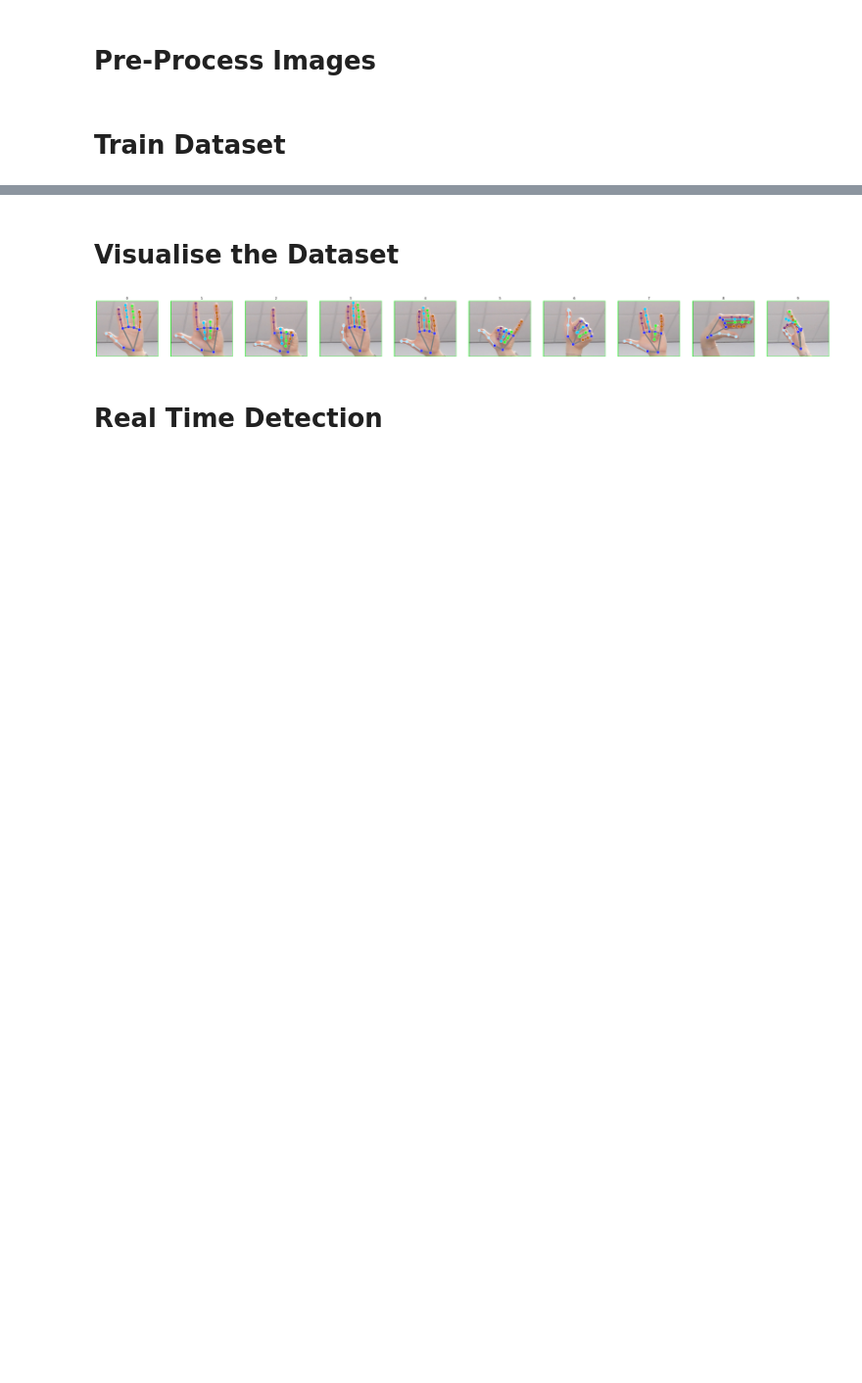
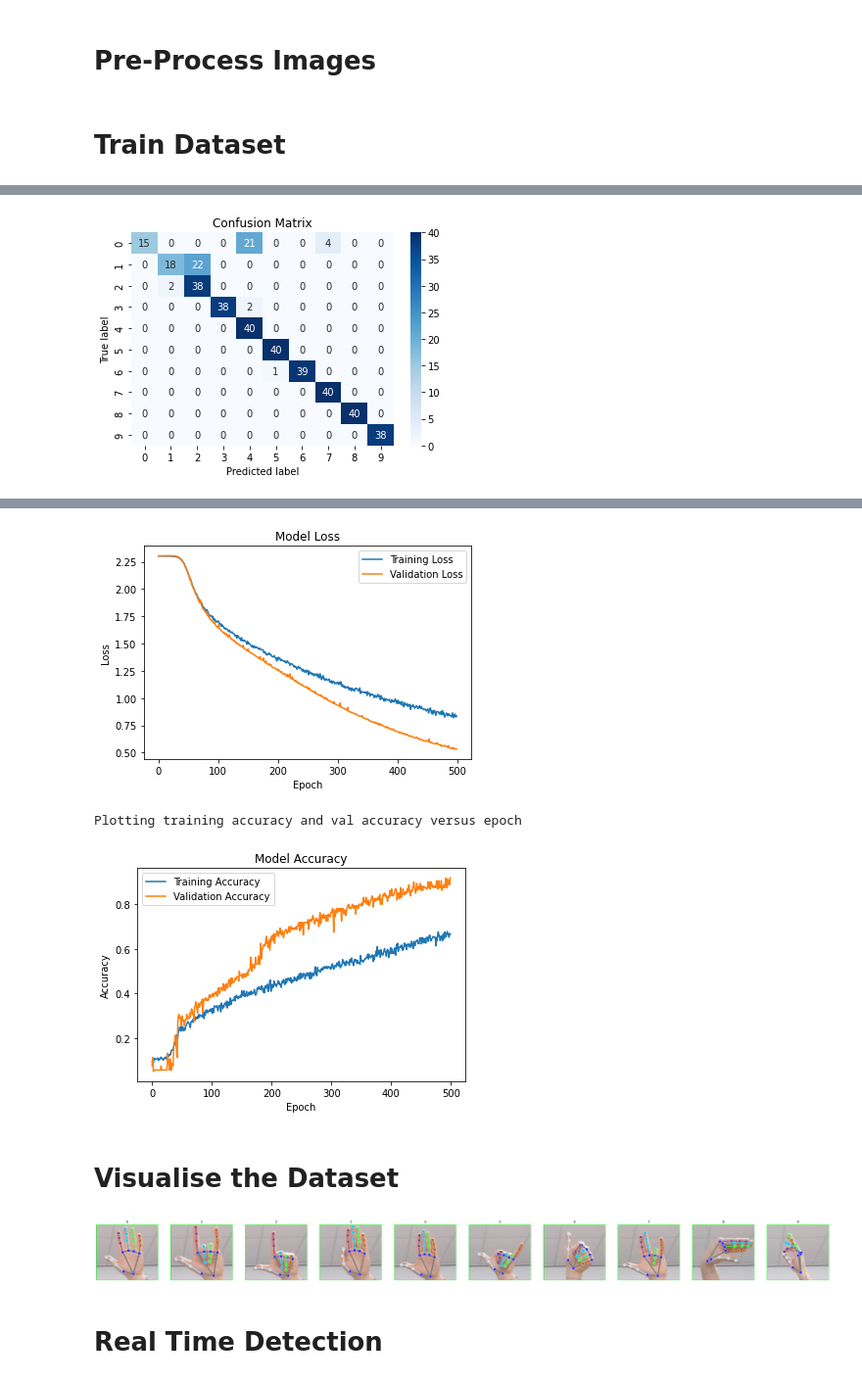
Before and after one commit to arthurmilner01/machine-learning, a Jupyter notebook: Sign Language Detection Game/cnn.ipynb, the cells around one changed output, grey strips where cells are left out. Shown at 98% size. Saved outputs shown, nothing was run; the diff lists cells and outputs as text; code cells hidden in the pictures; blank space fills up the shorter version.

Commit message:
added relevant cnn performance metrics

```diff
--- a/Sign Language Detection Game/cnn.ipynb
+++ b/Sign Language Detection Game/cnn.ipynb
@@ -140,7 +129,8 @@ data = data / 255.0
 encoder = LabelEncoder()
 labels = encoder.fit_transform(labels)
 
-x_train, x_test, y_train, y_test = train_test_split(data, labels, test_size=0.2, shuffle=True, stratify=labels)
+# Split data into train and test sets with fixed random state
+x_train, x_test, y_train, y_test = train_test_split(data, labels, test_size=0.2,  random_state=42)
 
 
 model = Sequential([
@@ -153,7 +143,7 @@ model = Sequential([
 ])
 
 # Compile the model
-model.compile(optimizer='adam', loss='sparse_categorical_crossentropy', metrics=['accuracy'])
+history = model.compile(optimizer='adam', loss='sparse_categorical_crossentropy', metrics=['accuracy'])
 
 
 # Train the model
@@ -189,0 +180,69 @@ INFO:tensorflow:Assets written to: model3_cnn\assets
+# %%
+import seaborn as sns
+import matplotlib.pyplot as plt
+from sklearn.metrics import classification_report
+from keras.models import load_model
+from sklearn.metrics import precision_recall_fscore_support
+from sklearn.metrics import confusion_matrix
+
+
+model = load_model('cnn')
+
+# Model prediction
+y_pred = model.predict(x_test)
+y_pred_int = y_pred.argmax(axis=-1)
+
+
+
+#TESTING#TESTING#TESTING#TESTING#TESTING#TESTING#TESTING#TESTING#TESTING#TESTING#TESTING#TESTING#TESTING#TESTING
+
+#Model test & accuracy loss
+score = model.evaluate(x_test, y_test, verbose=0)
+print("Test loss:", score[0])
+print('Test accuracy: {:.2f}%'.format(score[1] * 100))
+
+#Confusion Matrix
+cm = confusion_matrix(y_test, y_pred_int)
+sns.heatmap(cm, annot=True, fmt='g', cmap='Blues')
+plt.title('Confusion Matrix')
+plt.xlabel('Predicted label')
+plt.ylabel('True label')
+plt.show()
+
+
+#Classification report
+report = classification_report(y_test, y_pred_int)
+print("Testing Classification report:")
+print(report)
+
+
+#Summaries of classification report
+precision, recall, f1score, _ = precision_recall_fscore_support(y_test, y_pred_int, average='macro')
+print("Precision: {:.2f}%".format(precision * 100))
+print("Recall: {:.2f}%".format(recall * 100))
+print("F1 score: {:.2f}%".format(f1score * 100))
+
+print("\n")
+
+#TRAINING#TRAINING#TRAINING#TRAINING#TRAINING#TRAINING#TRAINING#TRAINING#TRAINING#TRAINING#TRAINING#TRAINING
+
+# Plot training and validation loss over time
+print("Plotting training loss and val loss versus epoch")
+plt.plot(history.history['loss'], label='Training Loss')
+plt.plot(history.history['val_loss'], label='Validation Loss')
+plt.title('Model Loss')
+plt.ylabel('Loss')
+plt.xlabel('Epoch')
+plt.legend()
+plt.show()
+
+# Plot training and validation accuracy over time
+print("Plotting training accuracy and val accuracy versus epoch")
+plt.plot(history.history['accuracy'], label='Training Accuracy')
+plt.plot(history.history['val_accuracy'], label='Validation Accuracy')
+plt.title('Model Accuracy')
+plt.ylabel('Accuracy')
+plt.xlabel('Epoch')
+plt.legend()
+plt.show()
+# %% [output]
@@ -189,0 +252 @@ INFO:tensorflow:Assets written to: model3_cnn\assets
+[figure, added]
@@ -190,3 +270,6 @@ INFO:tensorflow:Assets written to: model3_cnn\assets
+[figure, added]
+Plotting training accuracy and val accuracy versus epoch
+[figure, added]
 # %% [markdown]
 # Visualise the Dataset
 # %%
```
Also changed, not shown: parts of 4 cells of this notebook, 5 other files.
